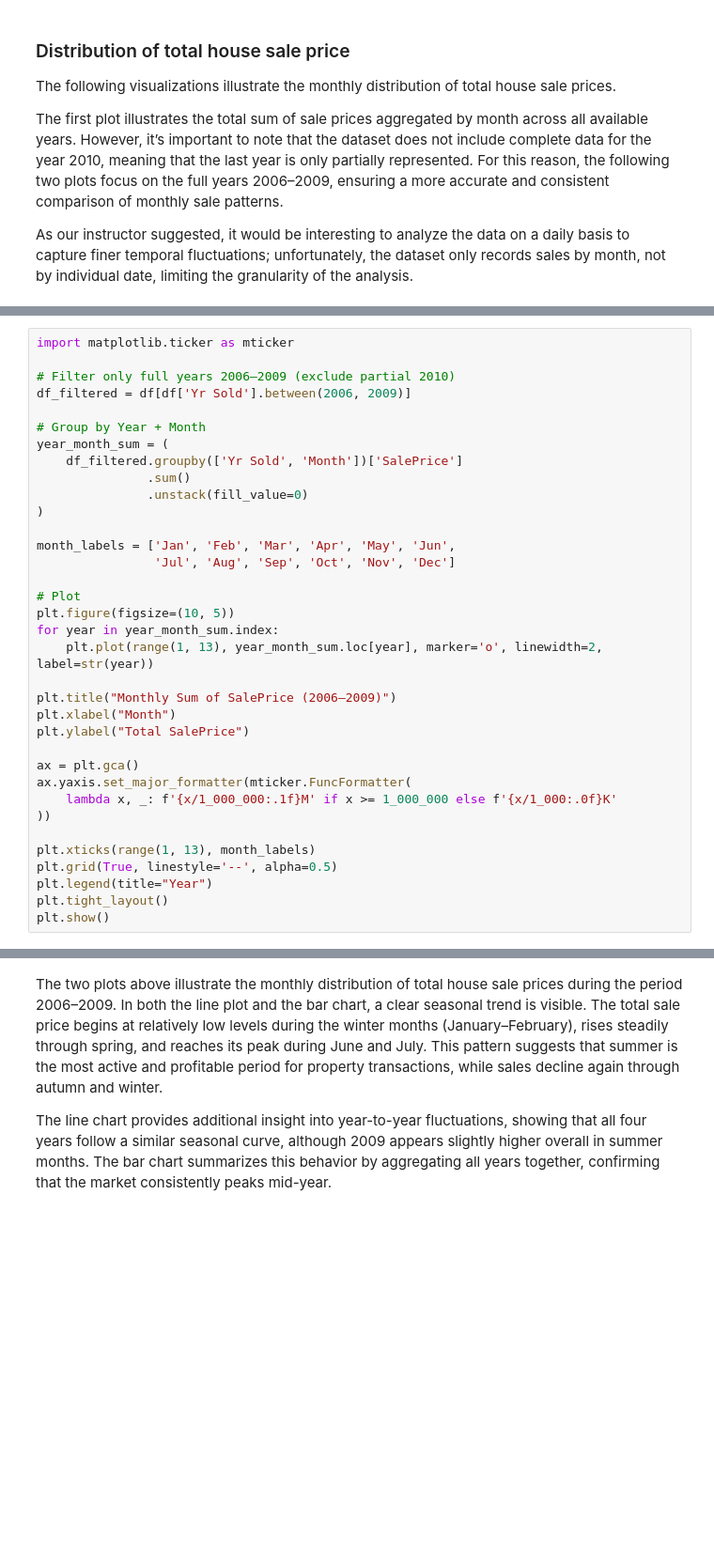
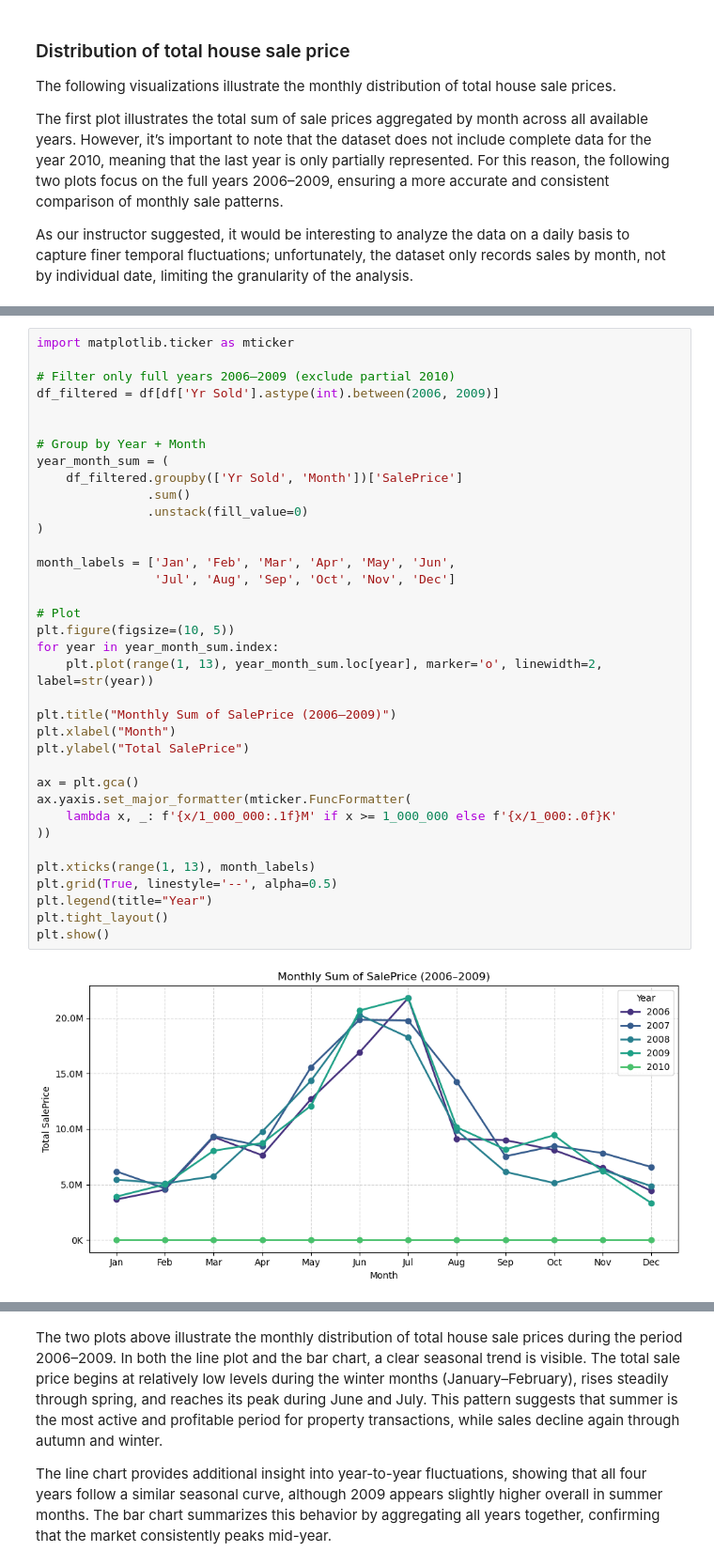
Before and after one commit to i-demetriou/dsc510-group-project, a Jupyter notebook: dsc510.theofanous.alexandrou.demetriou.ipynb, the cells around one changed output, grey strips where cells are left out. Shown at 94% size. Cells and saved outputs as stored; diff of their text form; blank space fills up the shorter version.

```diff
--- a/dsc510.theofanous.alexandrou.demetriou.ipynb
+++ b/dsc510.theofanous.alexandrou.demetriou.ipynb
@@ -1306,36 +1319,39 @@ NameError: name 'mticker' is not defined
 import matplotlib.ticker as mticker
 
 # Filter only full years 2006–2009 (exclude partial 2010)
-df_filtered = df[df['Yr Sold'].between(2006, 2009)]
+df_filtered = df[df['Yr Sold'].astype(int).between(2006, 2009)]
+
 
 # Group by Year + Month
 year_month_sum = (
     df_filtered.groupby(['Yr Sold', 'Month'])['SalePrice']
                .sum()
                .unstack(fill_value=0)
 )
 
 month_labels = ['Jan', 'Feb', 'Mar', 'Apr', 'May', 'Jun',
                 'Jul', 'Aug', 'Sep', 'Oct', 'Nov', 'Dec']
 
 # Plot
 plt.figure(figsize=(10, 5))
 for year in year_month_sum.index:
     plt.plot(range(1, 13), year_month_sum.loc[year], marker='o', linewidth=2, label=str(year))
 
 plt.title("Monthly Sum of SalePrice (2006–2009)")
 plt.xlabel("Month")
 plt.ylabel("Total SalePrice")
 
 ax = plt.gca()
 ax.yaxis.set_major_formatter(mticker.FuncFormatter(
     lambda x, _: f'{x/1_000_000:.1f}M' if x >= 1_000_000 else f'{x/1_000:.0f}K'
 ))
 
 plt.xticks(range(1, 13), month_labels)
 plt.grid(True, linestyle='--', alpha=0.5)
 plt.legend(title="Year")
 plt.tight_layout()
 plt.show()
+# %% [output]
+[figure, added]
 # %%
 # Keep only data from 2006–2009
```
Also changed, not shown: parts of 31 cells of this notebook.
